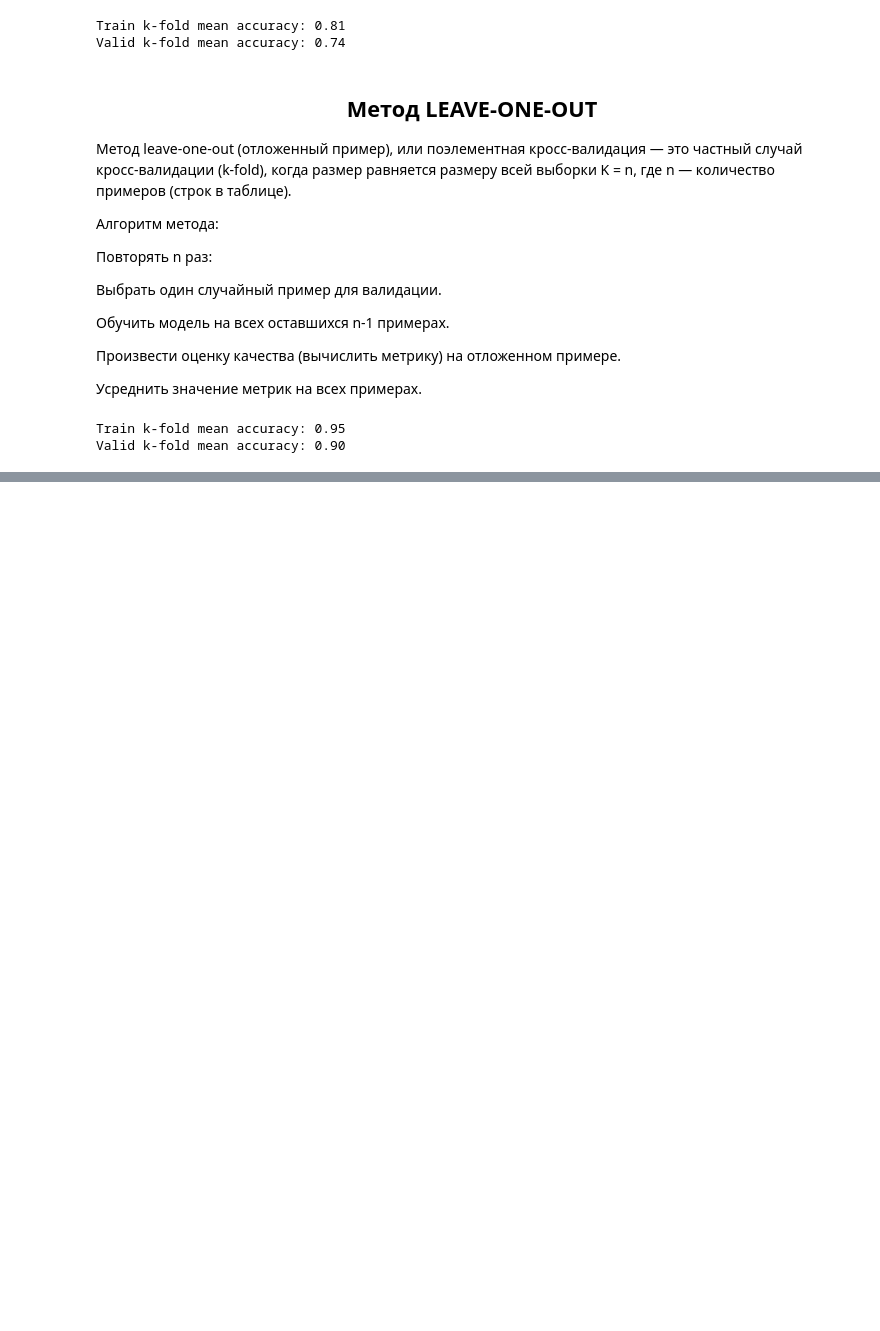
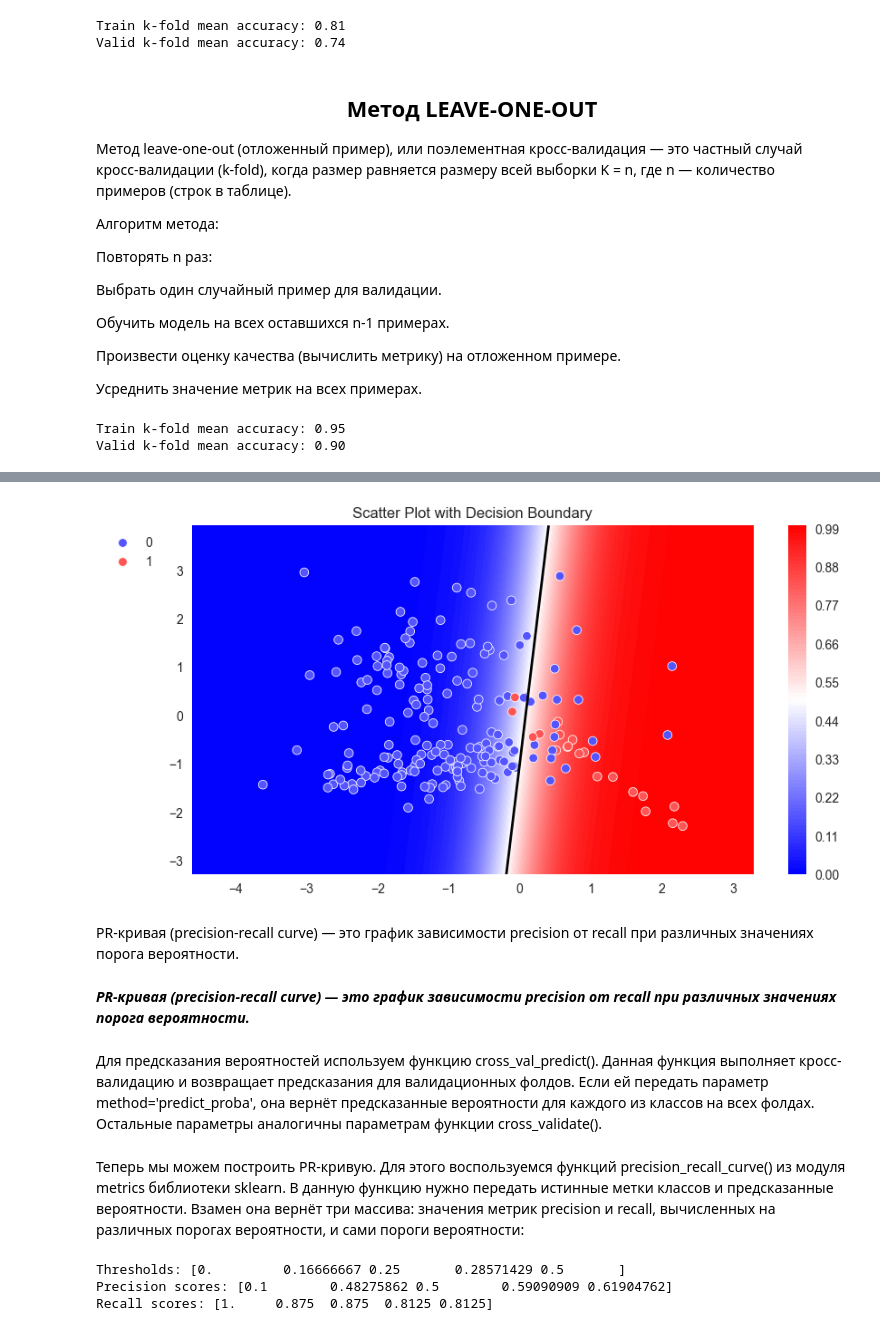
Before and after one commit to step4k777/First, a Jupyter notebook: ML обучение без учителя/Валидация данных, методы.ipynb, the cells around one changed output, grey strips where cells are left out. Drawn from its saved outputs; the diff is of its cells as text; code cells hidden in the pictures; blank space fills up the shorter version.

```diff
--- a/ML обучение без учителя/Валидация данных, методы.ipynb
+++ b/ML обучение без учителя/Валидация данных, методы.ipynb
@@ -269,0 +392,16 @@ Valid k-fold mean accuracy: 0.90
+# %%
+from sklearn import datasets
+X, y = datasets.make_classification(
+    n_samples=200, #количество объектов
+    n_features=2, #количество признаков
+    n_informative=2, #количество информативных признаков
+    n_redundant=0, #количество неинформативных признаков
+    n_classes=2, #количество классов
+    weights=[1, 0.2], #пропорции классов
+    random_state=40 #генератор случайных чисел
+)
+X_train, X_valid, y_train, y_valid= model_selection.train_test_split(X, y, stratify=y, test_size=0.2, random_state=42)
+log_reg = linear_model.LogisticRegression()
+log_reg.fit(X_train, y_train)
+y_valid_pred = log_reg.predict(X_valid)
+print(metrics.classification_report(y_valid, y_valid_pred))
@@ -269,0 +465,15 @@ Valid k-fold mean accuracy: 0.90
+# %%
+from sklearn import datasets
+X, y = datasets.make_classification(
+    n_samples=200, #количество объектов
+    n_features=2, #количество признаков
+    n_informative=2, #количество информативных признаков
+    n_redundant=0, #количество неинформативных признаков
+    n_classes=2, #количество классов
+    weights=[1, 0.2], #пропорции классов
+    random_state=40 #генератор случайных чисел
+)
+log_reg_balanced = linear_model.LogisticRegression(class_weight='balanced')
+log_reg_balanced.fit(X_train, y_train)
+y_valid_pred = log_reg_balanced.predict(X_valid)
+print(metrics.classification_report(y_valid, y_valid_pred))
@@ -269,0 +489,10 @@ Valid k-fold mean accuracy: 0.90
+# %%
+plot_probabilities_2d(X, y, log_reg_balanced)
+# %% [output]
+[figure, added]
+# %% [markdown]
+PR-кривая (precision-recall curve) — это график зависимости precision от recall при различных значениях порога вероятности.
+# %% [markdown]
+***PR-кривая (precision-recall curve) — это график зависимости precision от recall при различных значениях порога вероятности.***
+# %% [markdown]
+Для предсказания вероятностей используем функцию cross_val_predict(). Данная функция выполняет кросс-валидацию и возвращает предсказания для валидационных фолдов. Если ей передать параметр method='predict_proba', она вернёт предсказанные вероятности для каждого из классов на всех фолдах. Остальные параметры аналогичны параметрам функции cross_validate().
@@ -269,0 +515,13 @@ Valid k-fold mean accuracy: 0.90
+# %% [markdown]
+Теперь мы можем построить PR-кривую. Для этого воспользуемся функций precision_recall_curve() из модуля metrics библиотеки sklearn. В данную функцию нужно передать истинные метки классов и предсказанные вероятности. Взамен она вернёт три массива: значения метрик precision и recall, вычисленных на различных порогах вероятности, и сами пороги вероятности:
+# %%
+#Вычисляем координаты PR-кривой
+precision, recall, thresholds = metrics.precision_recall_curve(y_train, y_cv_proba_pred)
+
+print('Thresholds:', thresholds[:5])
+print('Precision scores:', precision[:5])
+print('Recall scores:',recall[:5])
+# %% [output]
+Thresholds: [0.         0.16666667 0.25       0.28571429 0.5       ]
+Precision scores: [0.1        0.48275862 0.5        0.59090909 0.61904762]
+Recall scores: [1.     0.875  0.875  0.8125 0.8125]
```
Also changed, not shown: parts of 43 cells of this notebook, 19 other files.
